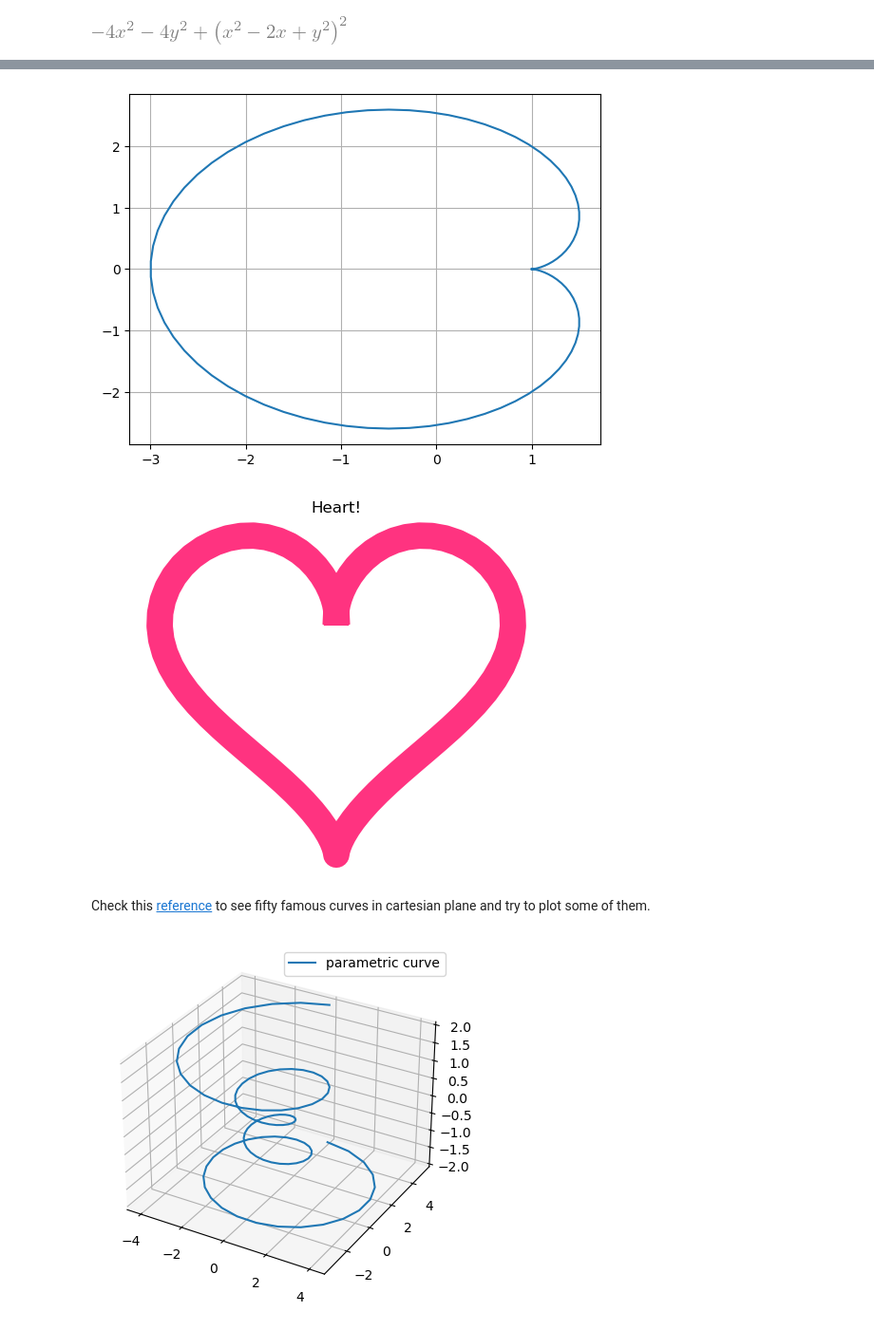
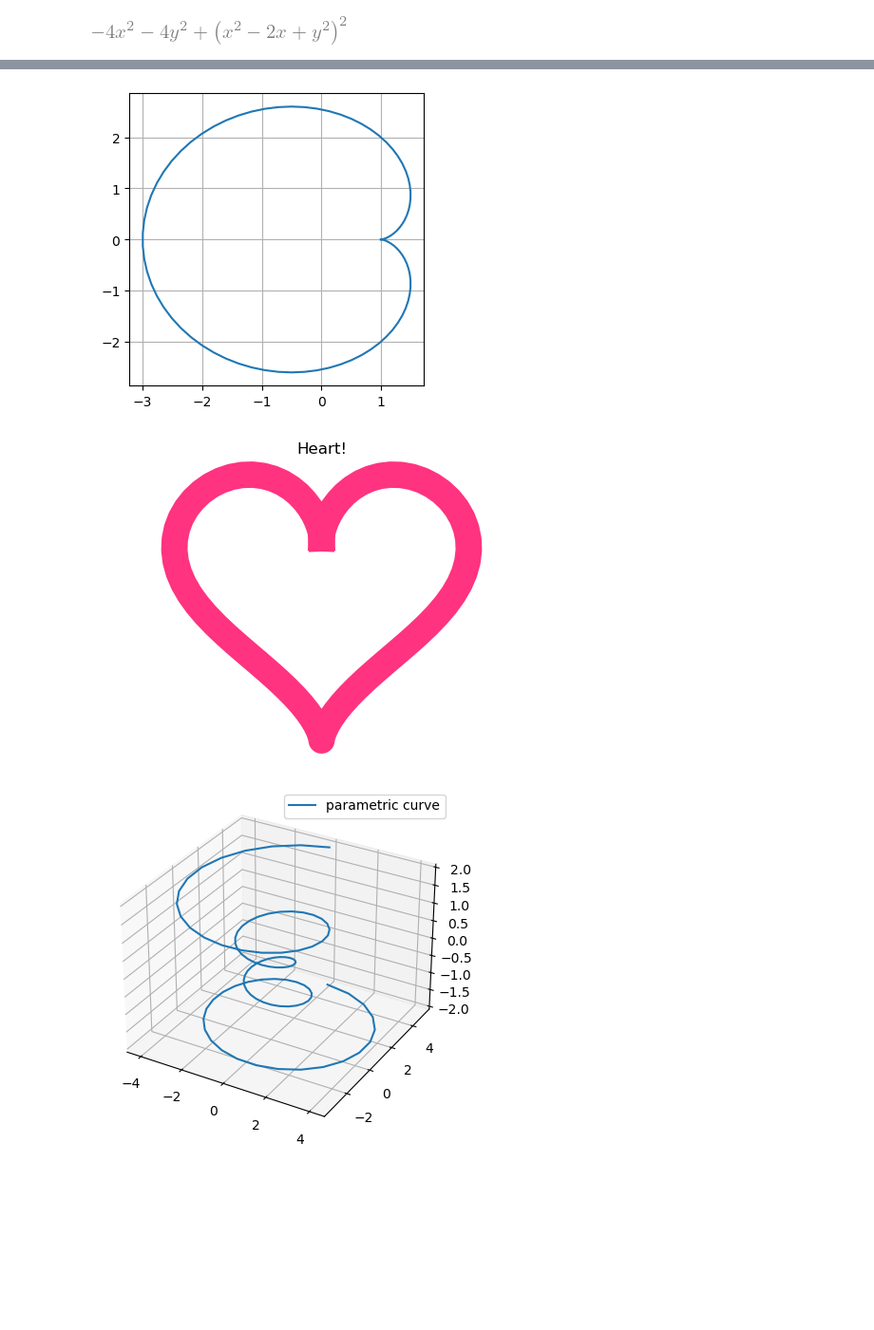
Before and after one commit to ozsp12/math_elementar, a Jupyter notebook: calculo_uma_variavel/introducao_sympy.ipynb, the cells around one changed output, grey strips where cells are left out. Shown at 95% size. Saved outputs shown, nothing was run; the diff lists cells and outputs as text; code cells hidden in the pictures; blank space fills up the shorter version.

```diff
--- a/calculo_uma_variavel/introducao_sympy.ipynb
+++ b/calculo_uma_variavel/introducao_sympy.ipynb
@@ -286,20 +300,22 @@ cardioid
 # %%
 t = np.linspace(0,2*np.pi,100)
 x = 2 * np.cos(t) - np.cos(2*t)
 y = 2 * np.sin(t) - np.sin(2*t)
 # Plot line with RGB tuple (red=1, green=0.2, blue=0.5)
+plt.figure(figsize=(4, 4))
 plt.plot(x, y, label='cardioid curve')
 plt.axis()
 plt.grid(True)
+
 plt.show()
 # %% [output]
-[figure, old version]
+[figure, new version]
 # %%
 t = np.linspace(0,2*np.pi,100)
 x = 16*np.sin(t)**3
 y = 13*np.cos(t) - 5*np.cos(2*t) - 2*np.cos(3*t) - np.cos(4*t)
+plt.figure(figsize=(6, 4))
 # Plot line with RGB tuple (red=1, green=0.2, blue=0.5)
-# and 20pt line width
 plt.plot(x,y,c=(1,0.2,0.5),lw=20)
 # Add features to our figure
 plt.title('Heart!')
@@ -307,7 +323,5 @@ plt.axis('equal')
 plt.axis('off')
 plt.show()
 # %% [output]
-[figure, old version]
+[figure, new version]
-# %% [markdown]
-Check this [reference](https://elepa.files.wordpress.com/2013/11/fifty-famous-curves.pdf) to see fifty famous curves in cartesian plane and try to plot some of them.
 # %%
```
Also changed, not shown: parts of 49 cells of this notebook, 5 other files.
